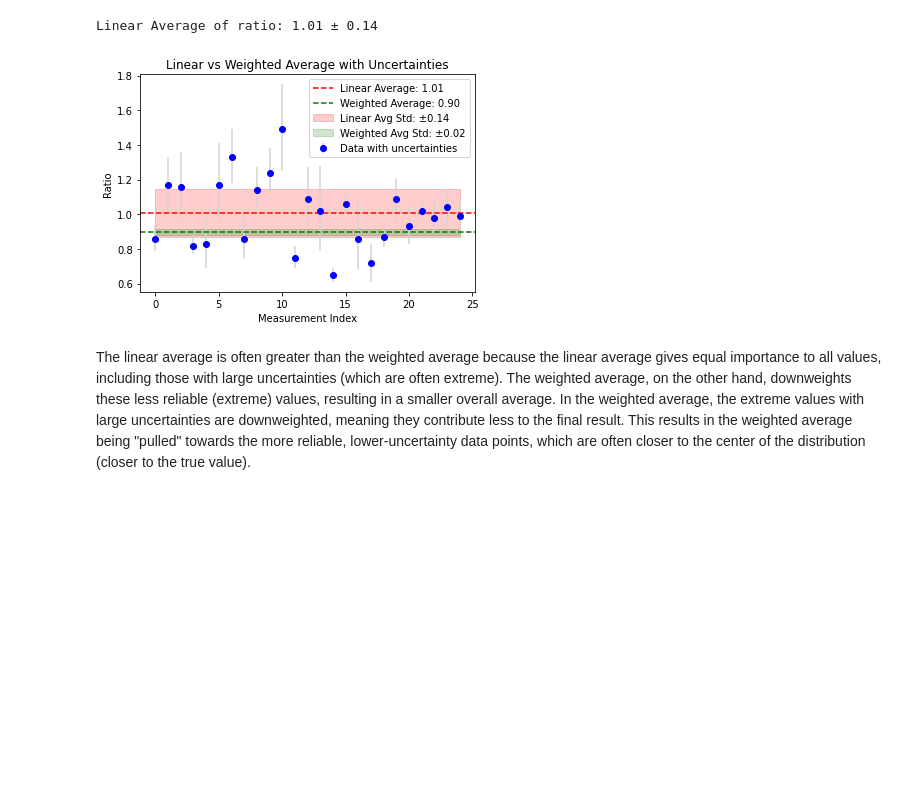
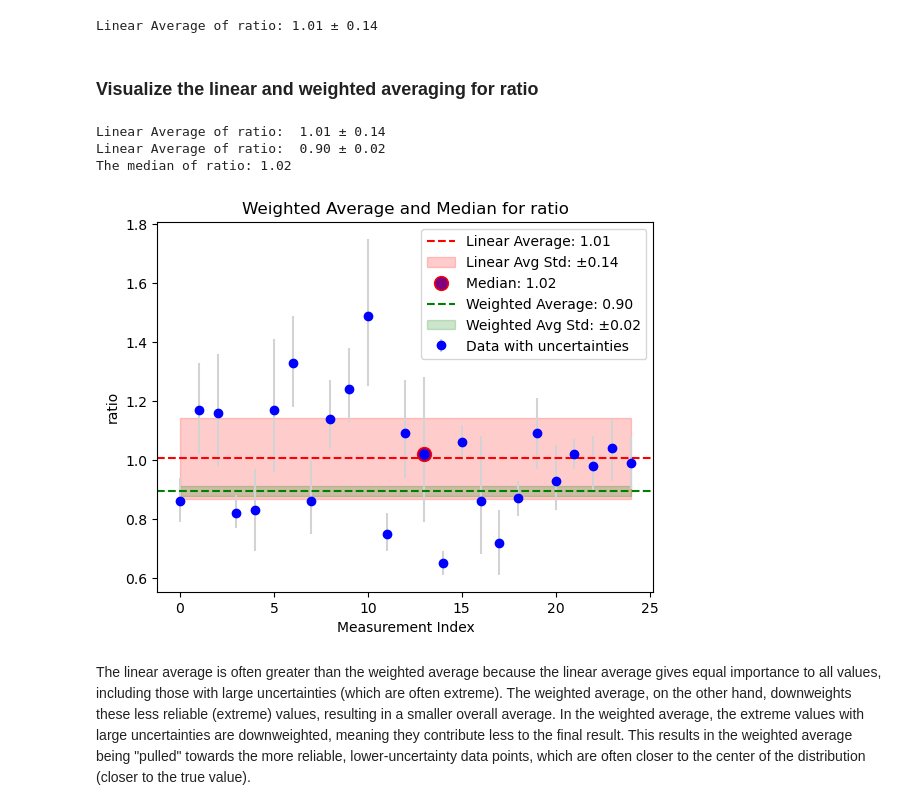
Before and after one commit to MahkameSalimi/Data-Analysis-2024, a Jupyter notebook: Assignments/2/code2_assignment_2.ipynb, the cells around one changed output. Cells and saved outputs as stored; diff of their text form; code cells hidden in the pictures; blank space fills up the shorter version.

```diff
--- a/Assignments/2/code2_assignment_2.ipynb
+++ b/Assignments/2/code2_assignment_2.ipynb
@@ -75,26 +75,5 @@ linear_avg ,linear_std  = Linear_average(data['r_e+'],data['r_e-'],data['ratio']
 print(f"Linear Average of ratio: {linear_avg :.2f} ± {linear_std:.2f}")
 # %% [output]
 Linear Average of ratio: 1.01 ± 0.14
-# %%
-n = len (data['ratio']) # number of data points
-#Plot the data points with error bars
-plt.errorbar(range(n), data['ratio'], yerr=[data['r_e-'], data['r_e+']], fmt='o', label='Data with uncertainties', color='blue', ecolor='lightgray')
-
-# Plot the linear average line with its uncertainty band
-plt.axhline(y=linear_avg, color='red', linestyle='--', label=f'Linear Average: {linear_avg:.2f}')
-plt.fill_between(range(n), linear_avg - linear_std, linear_avg +linear_std, color='red', alpha=0.2, label=f'Linear Avg Std: ±{linear_std:.2f}')
-
-#Plot the weighted average line with its uncertainty band
-plt.axhline(y=weighted_avg, color='green', linestyle='--', label=f'Weighted Average: {weighted_avg:.2f}')
-plt.fill_between(range(n), weighted_avg - weighted_std, weighted_avg + weighted_std, color='green', alpha=0.2, label=f'Weighted Avg Std: ±{weighted_std:.2f}')
-
-#Labeling the plot
-plt.xlabel('Measurement Index')
-plt.ylabel('Ratio')
-plt.title('Linear vs Weighted Average with Uncertainties')
-plt.legend()
-
-# Show the plot
-plt.show()
-# %% [output]
-[figure, removed]
+# %% [markdown]
+### Visualize the linear and weighted averaging for ratio
@@ -101,3 +144,15 @@ plt.show()
+# %%
+# Plotting the 'ratio' dataset by comparing linear and weighted averages with their uncertainties
+# 'ratio': The name of the data column to be plotted
+# 'r_e+': The upper bound column for the uncertainties
+# 'r_e-': The lower bound column for the uncertainties
+# None: The unit of measurement (optional, here it represents no unit for this example)
+Plot_linear_vs_weighted_average_median('ratio', 'r_e+', 'r_e-', None)
+# %% [output]
+Linear Average of ratio:  1.01 ± 0.14
+Linear Average of ratio:  0.90 ± 0.02
+The median of ratio: 1.02
+[figure, added]
 # %% [markdown]
 The linear average is often greater than the weighted average because the linear average gives equal importance to all values, including those with large uncertainties (which are often extreme). The weighted average, on the other hand, downweights these less reliable (extreme) values, resulting in a smaller overall average.
 In the weighted average, the extreme values with large uncertainties are downweighted, meaning they contribute less to the final result. This results in the weighted average being "pulled" towards the more reliable, lower-uncertainty data points, which are often closer to the center of the distribution (closer to the true value).
```
Also changed, not shown: parts of 7 cells of this notebook.
